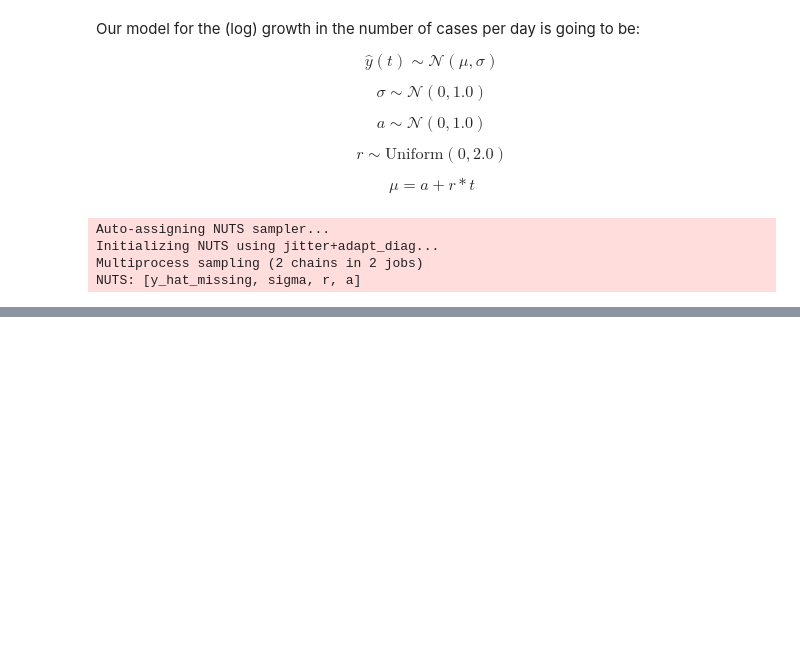
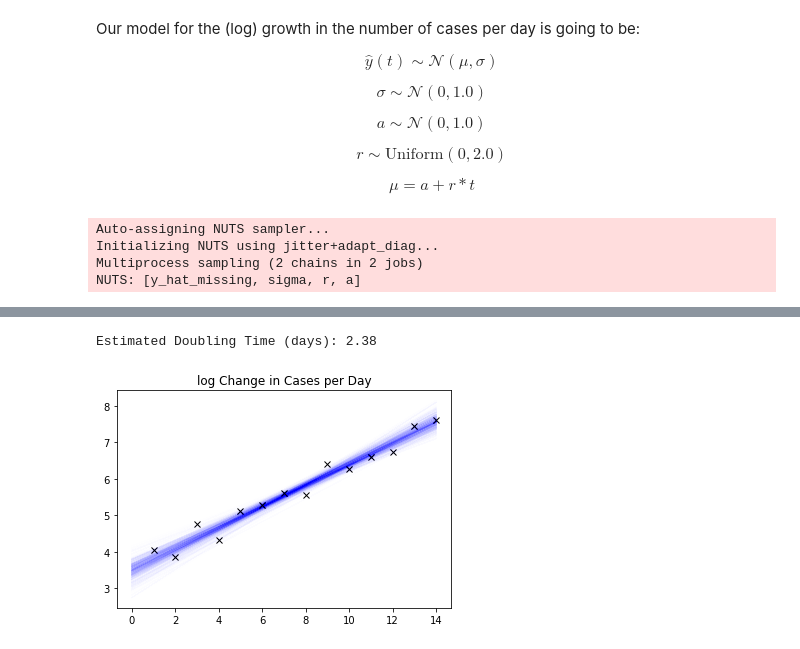
Before and after one commit to davidwych/corona, a Jupyter notebook: CoronaModeling.ipynb, the cells around one changed output, grey strips where cells are left out. Cells and saved outputs as stored; diff of their text form; code cells hidden in the pictures; blank space fills up the shorter version.

```diff
--- a/CoronaModeling.ipynb
+++ b/CoronaModeling.ipynb
@@ -157,0 +222,15 @@ Text(0.5, 1.0, 'Cases by the End of Next Month')
+# %%
+plt.plot(data.index, data["log dpositive"], c="None", marker="x", mec="k")
+growth_fac = np.zeros(1000)
+for i in range(0, 1000):
+    idx = np.random.randint(len(trace))
+    growth_fac[i] = trace['r'][idx]
+    plt.plot(data.index, trace['a'][idx] + trace['r'][idx]*data.index, c="Blue", alpha=0.005)
+
+plt.title("log Change in Cases per Day")
+doub_time = np.log(2)/np.mean(growth_fac)
+#std_doub_time = np.log(2)/np.std(growth_fac)
+print("Estimated Doubling Time (days): {:.2f}".format(doub_time))
+# %% [output]
+Estimated Doubling Time (days): 2.38
+[figure, added]
```
Also changed, not shown: parts of 15 cells of this notebook, 2 other files.
